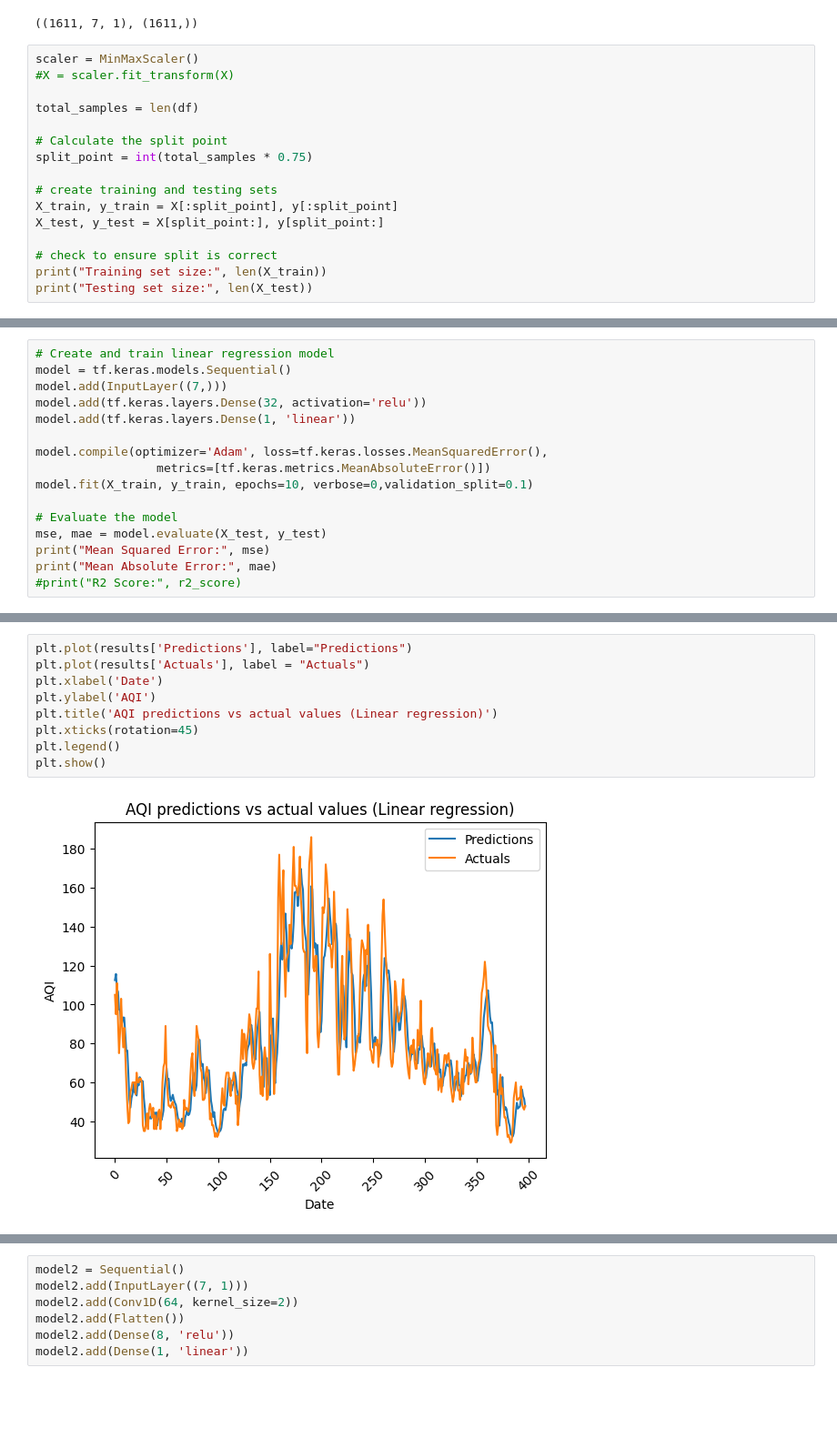
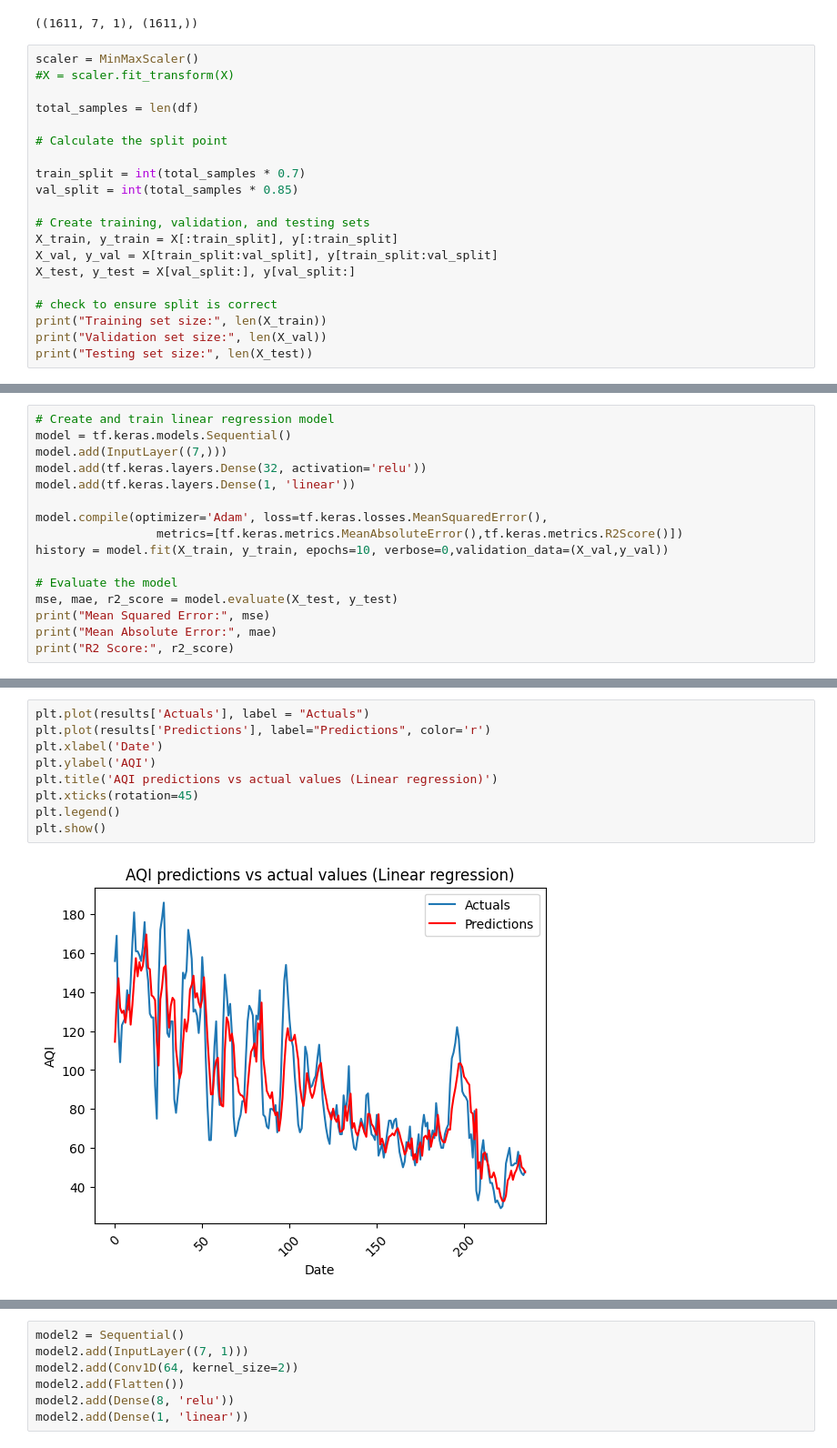
Before and after one commit to Bailey-Ward/Dissertation, a Jupyter notebook: Dissertation.ipynb, the cells around one changed output, grey strips where cells are left out. Shown at 91% size. Drawn from its saved outputs; the diff is of its cells as text; blank space fills up the shorter version.

```diff
--- a/Dissertation.ipynb
+++ b/Dissertation.ipynb
@@ -175,13 +188,17 @@ scaler = MinMaxScaler()
 total_samples = len(df)
 
 # Calculate the split point
-split_point = int(total_samples * 0.75)
 
-# create training and testing sets
-X_train, y_train = X[:split_point], y[:split_point]
-X_test, y_test = X[split_point:], y[split_point:]
+train_split = int(total_samples * 0.7)
+val_split = int(total_samples * 0.85)
+
+# Create training, validation, and testing sets
+X_train, y_train = X[:train_split], y[:train_split]
+X_val, y_val = X[train_split:val_split], y[train_split:val_split]
+X_test, y_test = X[val_split:], y[val_split:]
 
 # check to ensure split is correct
 print("Training set size:", len(X_train))
+print("Validation set size:", len(X_val))
 print("Testing set size:", len(X_test))
 # %% [output]
@@ -195,14 +213,14 @@ model.add(tf.keras.layers.Dense(32, activation='relu'))
 model.add(tf.keras.layers.Dense(1, 'linear'))
 
 model.compile(optimizer='Adam', loss=tf.keras.losses.MeanSquaredError(),
-                 metrics=[tf.keras.metrics.MeanAbsoluteError()])
-model.fit(X_train, y_train, epochs=10, verbose=0,validation_split=0.1)
+                 metrics=[tf.keras.metrics.MeanAbsoluteError(),tf.keras.metrics.R2Score()])
+history = model.fit(X_train, y_train, epochs=10, verbose=0,validation_data=(X_val,y_val))
 
 # Evaluate the model
-mse, mae = model.evaluate(X_test, y_test)
+mse, mae, r2_score = model.evaluate(X_test, y_test)
 print("Mean Squared Error:", mse)
 print("Mean Absolute Error:", mae)
-#print("R2 Score:", r2_score)
+print("R2 Score:", r2_score)
 # %% [output]
 WARNING:tensorflow:From C:\Users\Baile\anaconda3\envs\diss\Lib\site-packages\keras\src\backend.py:873: The name tf.get_default_graph is deprecated. Please use tf.compat.v1.get_default_graph instead.
 
@@ -237,11 +256,11 @@ results
 # %%
-plt.plot(results['Predictions'], label="Predictions")
 plt.plot(results['Actuals'], label = "Actuals")
+plt.plot(results['Predictions'], label="Predictions", color='r')
 plt.xlabel('Date')
 plt.ylabel('AQI')
 plt.title('AQI predictions vs actual values (Linear regression)')
 plt.xticks(rotation=45)
 plt.legend()
 plt.show()
 # %% [output]
-[figure, old version]
+[figure, new version]
```
Also changed, not shown: parts of 18 cells of this notebook.
